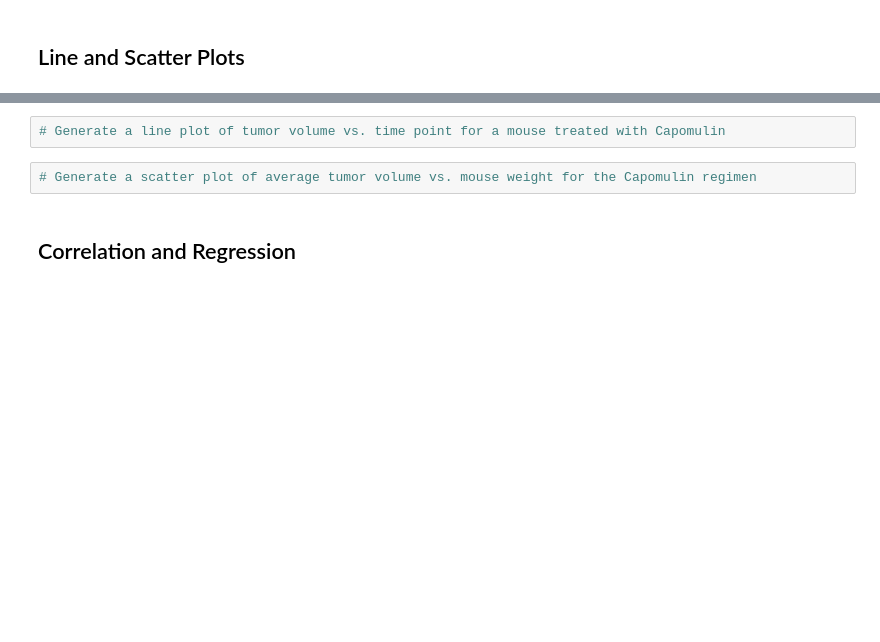
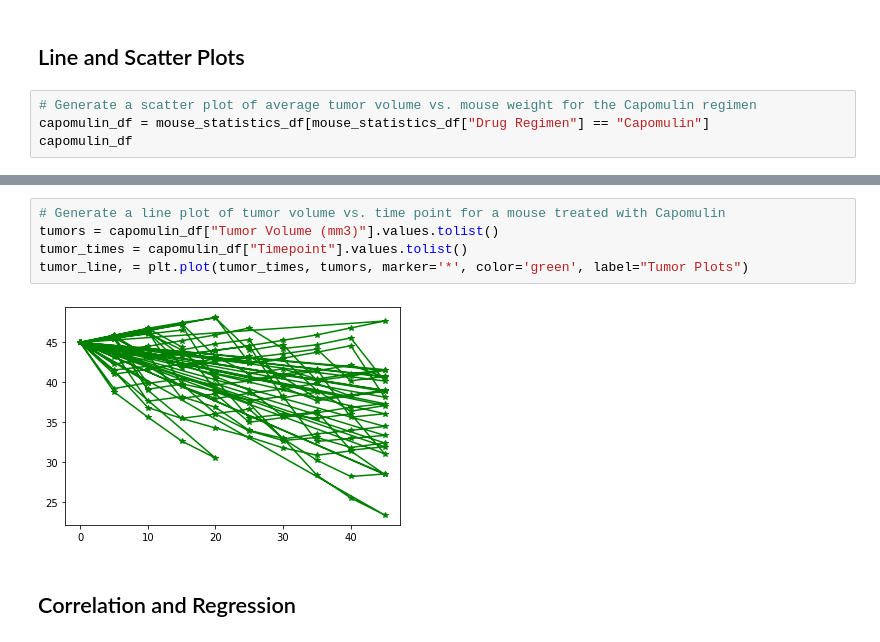
Before and after one commit to AutumnPh3n0m3n0n/Pharmaceutical_Analysis, a Jupyter notebook: Pymaceuticals/Pymaceuticals/pymaceuticals_starter.ipynb, the cells around one changed output, grey strips where cells are left out. Drawn from its saved outputs; the diff is of its cells as text; blank space fills up the shorter version.

```diff
--- a/Pymaceuticals/Pymaceuticals/pymaceuticals_starter.ipynb
+++ b/Pymaceuticals/Pymaceuticals/pymaceuticals_starter.ipynb
@@ -222,3 +300,7 @@ regiments = ['Capomulin', 'Ramicane', 'Infubinol', 'Ceftamin']
 # Generate a box plot of the final tumor volume of each mouse across four regimens of interest
 # %% [markdown]
 ## Line and Scatter Plots
+# %%
+# Generate a scatter plot of average tumor volume vs. mouse weight for the Capomulin regimen
+capomulin_df = mouse_statistics_df[mouse_statistics_df["Drug Regimen"] == "Capomulin"]
+capomulin_df
@@ -225,7 +321,10 @@ regiments = ['Capomulin', 'Ramicane', 'Infubinol', 'Ceftamin']
 # %%
 # Generate a line plot of tumor volume vs. time point for a mouse treated with Capomulin
+tumors = capomulin_df["Tumor Volume (mm3)"].values.tolist()
+tumor_times = capomulin_df["Timepoint"].values.tolist()
+tumor_line, = plt.plot(tumor_times, tumors, marker='*', color='green', label="Tumor Plots")
+# %% [output]
+[figure, added]
-# %%
-# Generate a scatter plot of average tumor volume vs. mouse weight for the Capomulin regimen
 # %% [markdown]
 ## Correlation and Regression
 # %%
```
Also changed, not shown: parts of 11 cells of this notebook.
